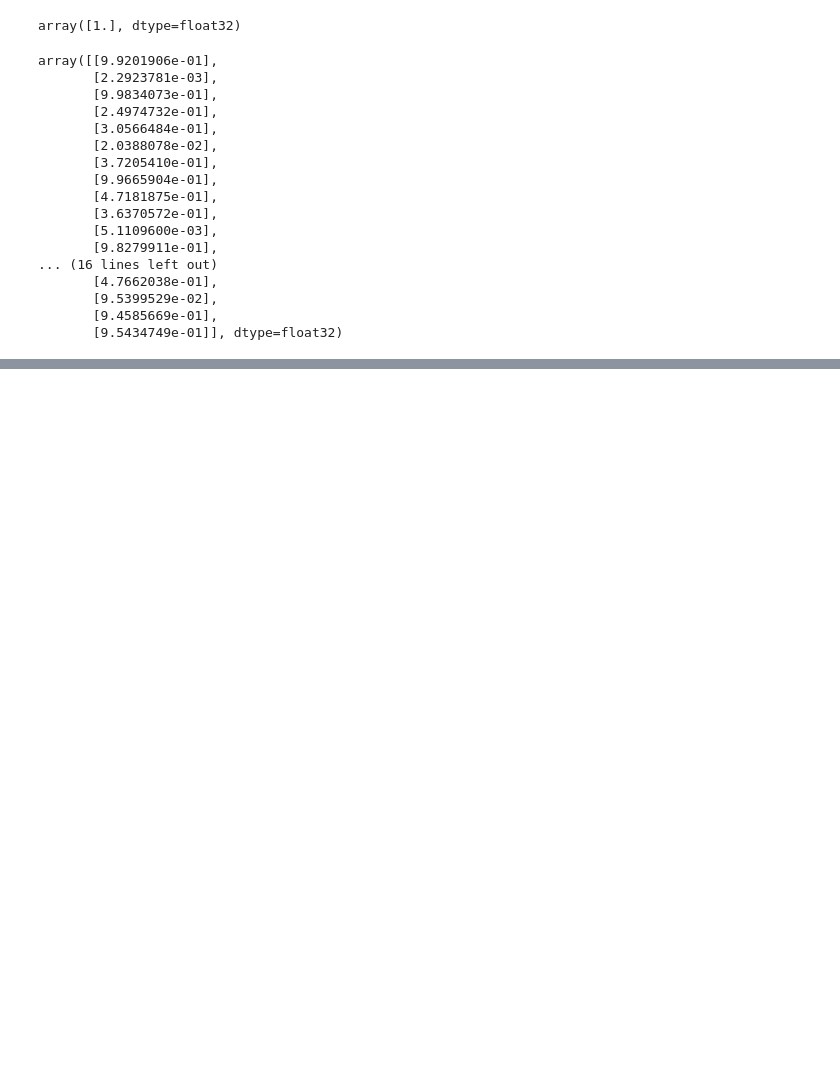
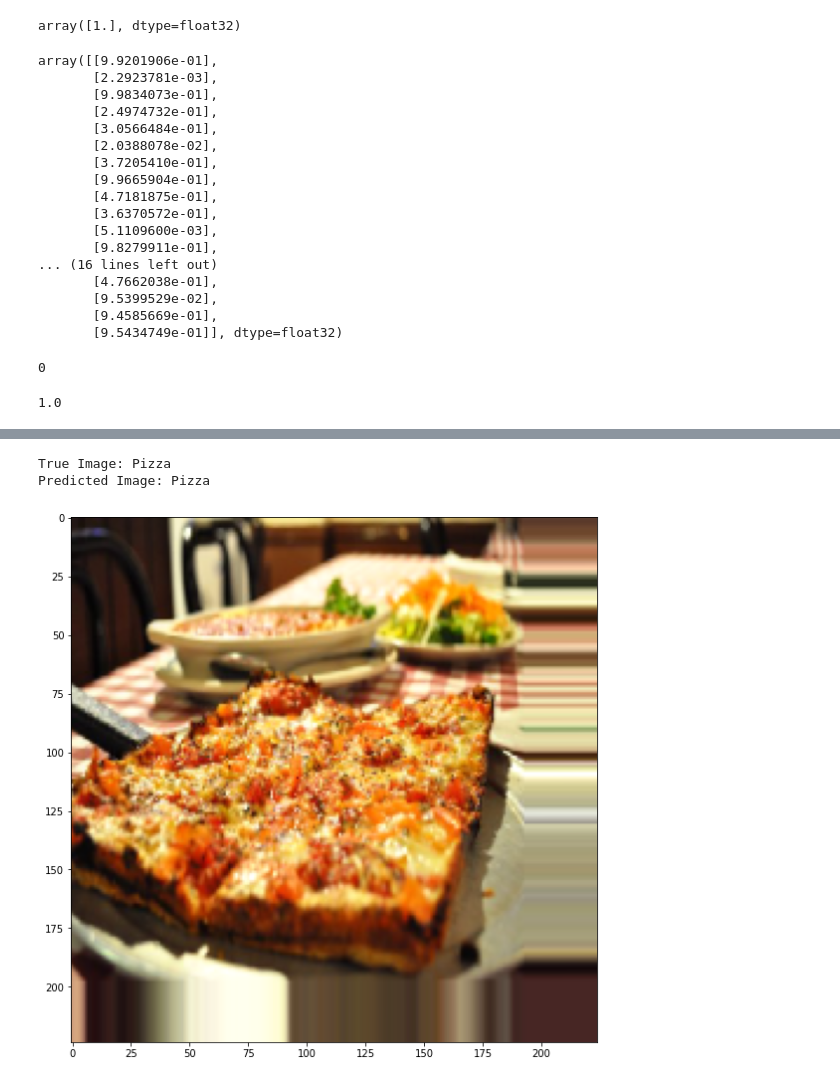
Before and after one commit to SecureGitWire/GoogleCollabeTensorflowDev, a Jupyter notebook: ConvolutionalNeuralNetworks.ipynb, the cells around one changed output, grey strips where cells are left out. Saved outputs shown, nothing was run; the diff lists cells and outputs as text; code cells hidden in the pictures; blank space fills up the shorter version.

```diff
--- a/ConvolutionalNeuralNetworks.ipynb
+++ b/ConvolutionalNeuralNetworks.ipynb
@@ -1325,3 +1325,21 @@ array([[9.9201906e-01],
        [9.5399529e-02],
        [9.4585669e-01],
        [9.5434749e-01]], dtype=float32)
+# %%
+int((y_pred[1]).round())
+# %% [output]
+0
+# %%
+labels[0]
+# %% [output]
+1.0
+# %%
+import random
+
+class_names = ["Pizza", "Steak"]
+random_number = random.randint(0,31)
+plt.figure(figsize=(8,8))
+print(f"True Image: {class_names[int(labels[random_number])]}")
+print(f"Predicted Image: {class_names[int(y_pred[random_number].round())]}")
+plt.imshow(valid_data_aug[random_number]);
+# %% [output]
@@ -1327,0 +1347,3 @@ array([[9.9201906e-01],
+True Image: Pizza
+Predicted Image: Pizza
+[figure, added]
```
Also changed, not shown: parts of 1 cell of this notebook.
